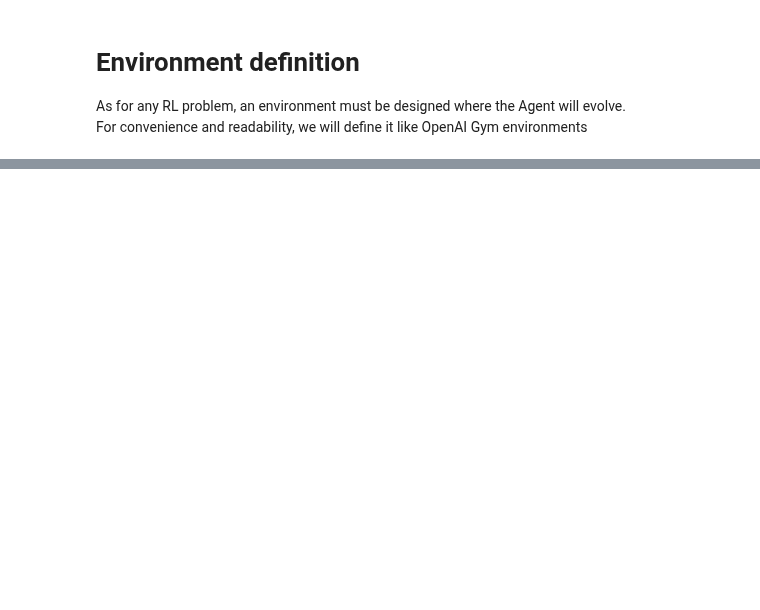
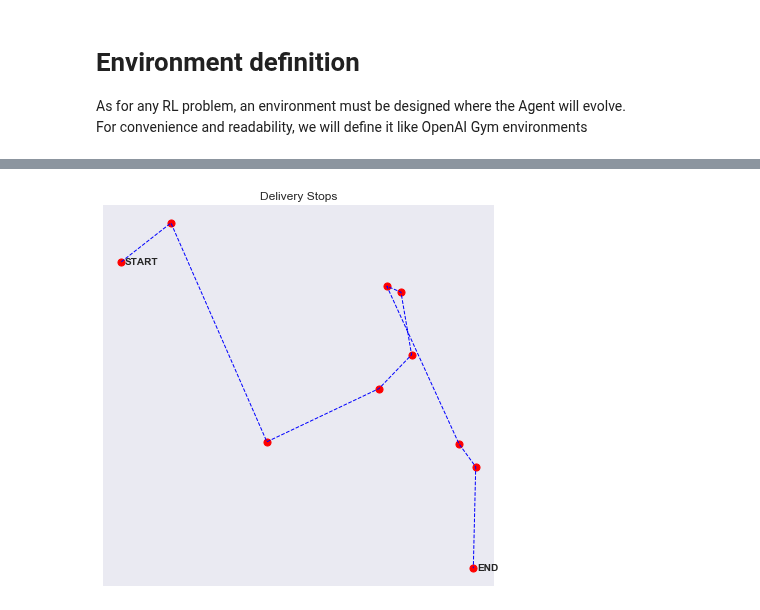
Before and after one commit to TheoLvs/reinforcement-learning, a Jupyter notebook: 5. Delivery Optimization/Optimizing delivery with Reinforcement Learning.ipynb, the cells around one changed output, grey strips where cells are left out. Cells and saved outputs as stored; diff of their text form; code cells hidden in the pictures; blank space fills up the shorter version.

```diff
--- a/5. Delivery Optimization/Optimizing delivery with Reinforcement Learning.ipynb
+++ b/5. Delivery Optimization/Optimizing delivery with Reinforcement Learning.ipynb
@@ -43,0 +56,4 @@ env.render()
+# %%
+agent = DeliveryQAgent(env.observation_space,env.action_space)
+# %%
+run_episode(env,agent)
@@ -43,0 +75,14 @@ env.render()
+# %%
+environment = deepcopy(env)
+# %%
+N_EPISODES = 100000
+
+# Store the rewards
+rewards = []
+
+# Experience replay
+for i in tqdm_notebook(range(N_EPISODES)):
+
+    # Run the episode
+    environment,agent,episode_reward = run_episode(environment,agent,verbose = 0)
+    rewards.append(episode_reward)
@@ -43,0 +93,4 @@ env.render()
+# %%
+environment.render()
+# %% [output]
+[figure, added]
```
Also changed, not shown: parts of 13 cells of this notebook, 1 other file.
